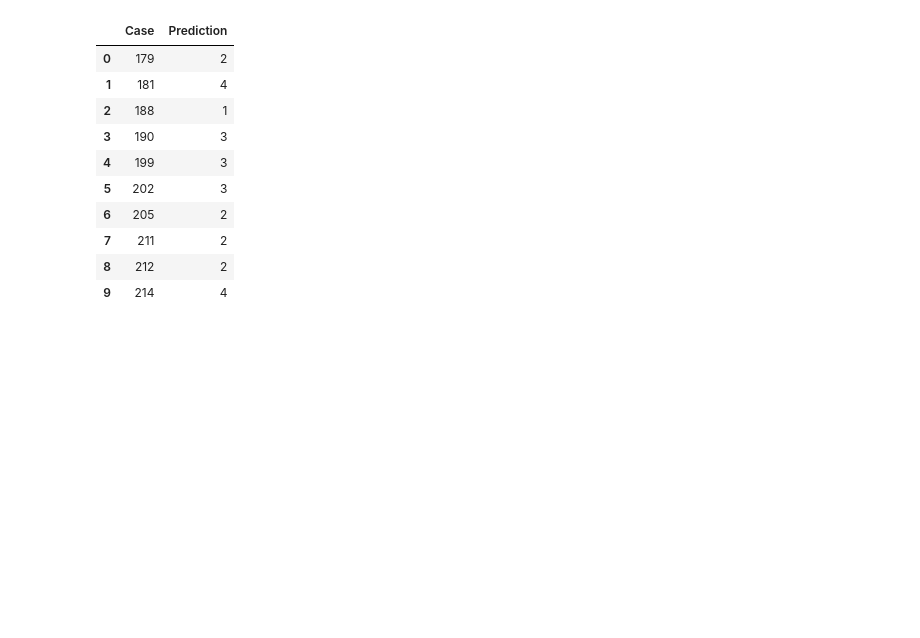
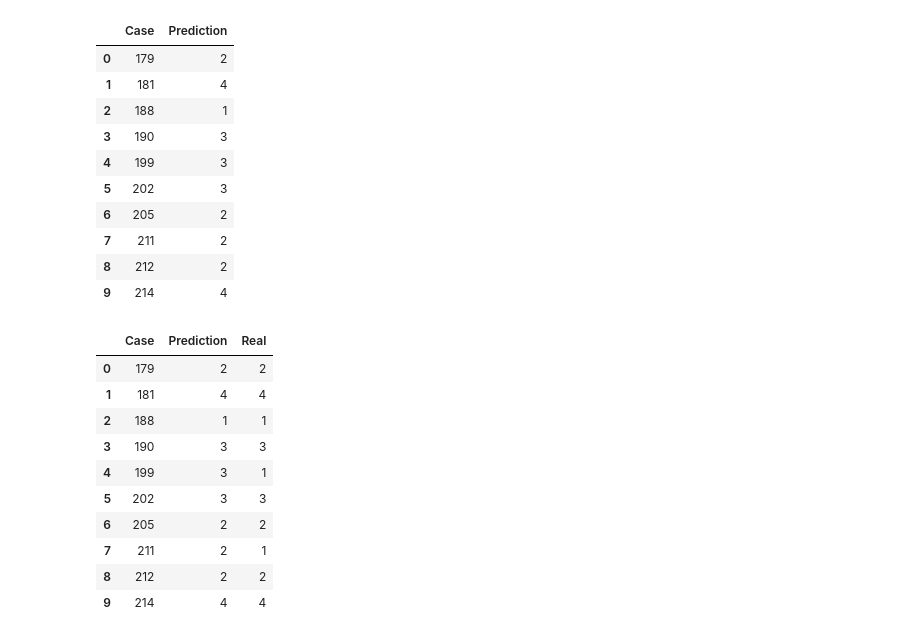
Before and after one commit to Antonet99/ProgettoManutenzione-python, a Jupyter notebook: Task4.ipynb, the cells around one changed output. Cells and saved outputs as stored; diff of their text form; code cells hidden in the pictures; blank space fills up the shorter version.

```diff
--- a/Task4.ipynb
+++ b/Task4.ipynb
@@ -8,6 +8,8 @@ drive.mount('/content/drive')
 PATH = "/content/drive/MyDrive/Progetto Manutenzione"
 # %% [output]
 Mounted at /content/drive
+# %%
+PATH = "./"
 # %%
 # Caricare e concatenare i file CSV (Case001.csv-Case177.csv)
 data_frames = []
@@ -220,6 +222,10 @@ model = models[2][1]
 model
 # %% [output]
 RandomForestClassifier()
+# %%
+import pickle
+with open('trained_models/task4_RFmodel.pkl', 'rb') as file:
+    model = pickle.load(file)
 # %%
 #Creazione dati da classificare
 
@@ -307,0 +310,22 @@ with open('/content/drive/MyDrive/task4_RFmodel.pkl', 'wb') as file:
+# %%
+df1 = pd.read_csv('answer.csv')
+df1 = df1[['ID', 'task4']]
+df1.columns = ['Case', 'Real']
+
+df2 = prediction_result
+
+merged_df = pd.merge(df2, df1, on='Case', how='left')
+merged_df.to_csv('./result/risultati_task4.csv', index=False)
+merged_df
+# %% [output]
+|  | Case | Prediction | Real |
+| 0 | 179 | 2 | 2 |
+| 1 | 181 | 4 | 4 |
+| 2 | 188 | 1 | 1 |
+| 3 | 190 | 3 | 3 |
+| 4 | 199 | 3 | 1 |
+| 5 | 202 | 3 | 3 |
+| 6 | 205 | 2 | 2 |
+| 7 | 211 | 2 | 1 |
+| 8 | 212 | 2 | 2 |
+| 9 | 214 | 4 | 4 |
```
Also changed, not shown: parts of 1 cell of this notebook, 8 other files.
